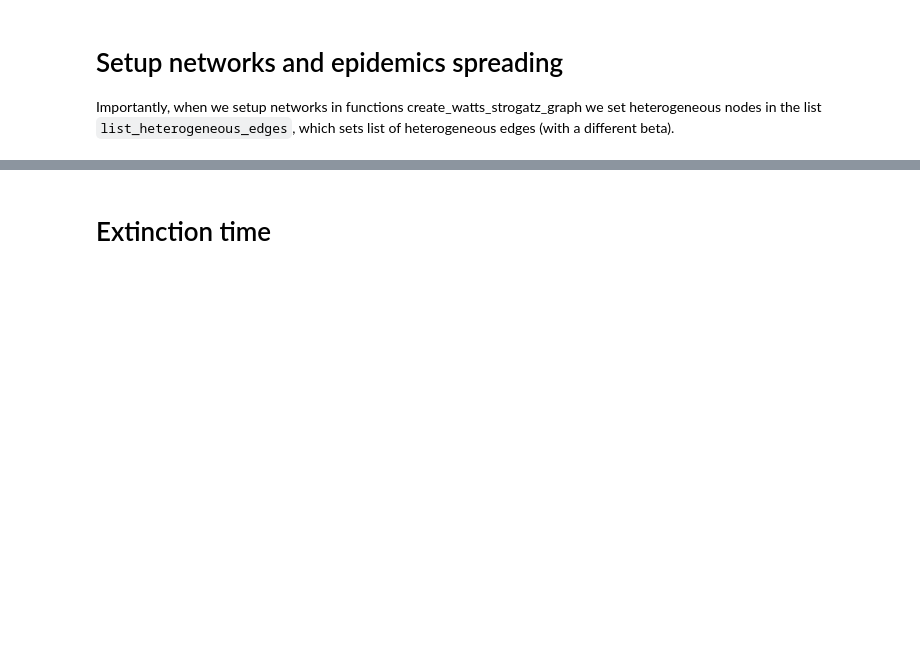
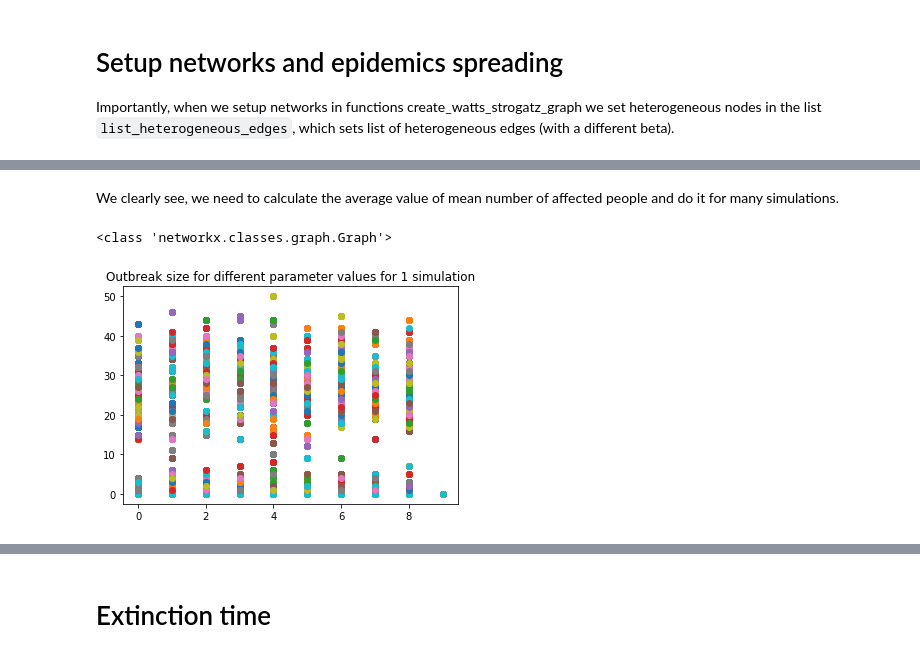
Before and after one commit to Liyubov/heterogeneous_spreading_on_network, a Jupyter notebook: heterogeneous_spreading_notebooks/heterogeneous_spreading.ipynb, the cells around one changed output, grey strips where cells are left out. Cells and saved outputs as stored; diff of their text form; code cells hidden in the pictures; blank space fills up the shorter version.

```diff
--- a/heterogeneous_spreading_notebooks/heterogeneous_spreading.ipynb
+++ b/heterogeneous_spreading_notebooks/heterogeneous_spreading.ipynb
@@ -1018,0 +1050,46 @@ for i1 in range(len(list_heterogeneous_node)):
+# %% [markdown]
+We clearly see, we need to calculate the average value of mean number of affected people and do it for many simulations.
+# %%
+
+# make simulations
+N_sim = 100
+array_outbreak = np.zeros((10, N_sim)) # make new zeros array
+
+for n1 in range(N_sim):
+    # Print n1
+    #print(n1)
+
+    # Get the heterogeneous node and it edges
+    heterogeneous_node = list_heterogeneous_node[i1]
+    list_edges = list(G_WS.edges(heterogeneous_node))
+
+
+
+    for i2 in range(len(range_beta)):
+        ''' create a Graph for each value of heterogeneous beta value'''
+        beta_i=range_beta[i2]
+        edges_weight = np.ones(len(list_edges))*beta_i
+
+        G_WS_hetero = create_watts_strogatz_graph(n,k,p,seed,beta,gamma,list_infected=[],list_recovered=[], #list_heterogeneous_nodes,
+                 list_heterogeneous_edges=list_edges, heterogeneous_edges_weight= edges_weight)
+
+
+        # estimate a measure on a graph
+
+
+        sim_times,sim_nodes,sim_actions = run_simulation(G_WS_hetero, t0, tmax)
+
+        array_outbreak[i2,n1] = outbreak_size(n,t0,tmax,sim_times,sim_nodes,sim_actions)
+
+        plt.plot(array_outbreak, 'o')
+
+
+    #print(edges_weight)
+
+print(type(G_WS_hetero))
+#plt.plot(array_outbreak, 'o')
+plt.title('Outbreak size for different parameter values for 1 simulation')
+plt.show()
+# %% [output]
+<class 'networkx.classes.graph.Graph'>
+[figure, added]
```
Also changed, not shown: parts of 14 cells of this notebook.
